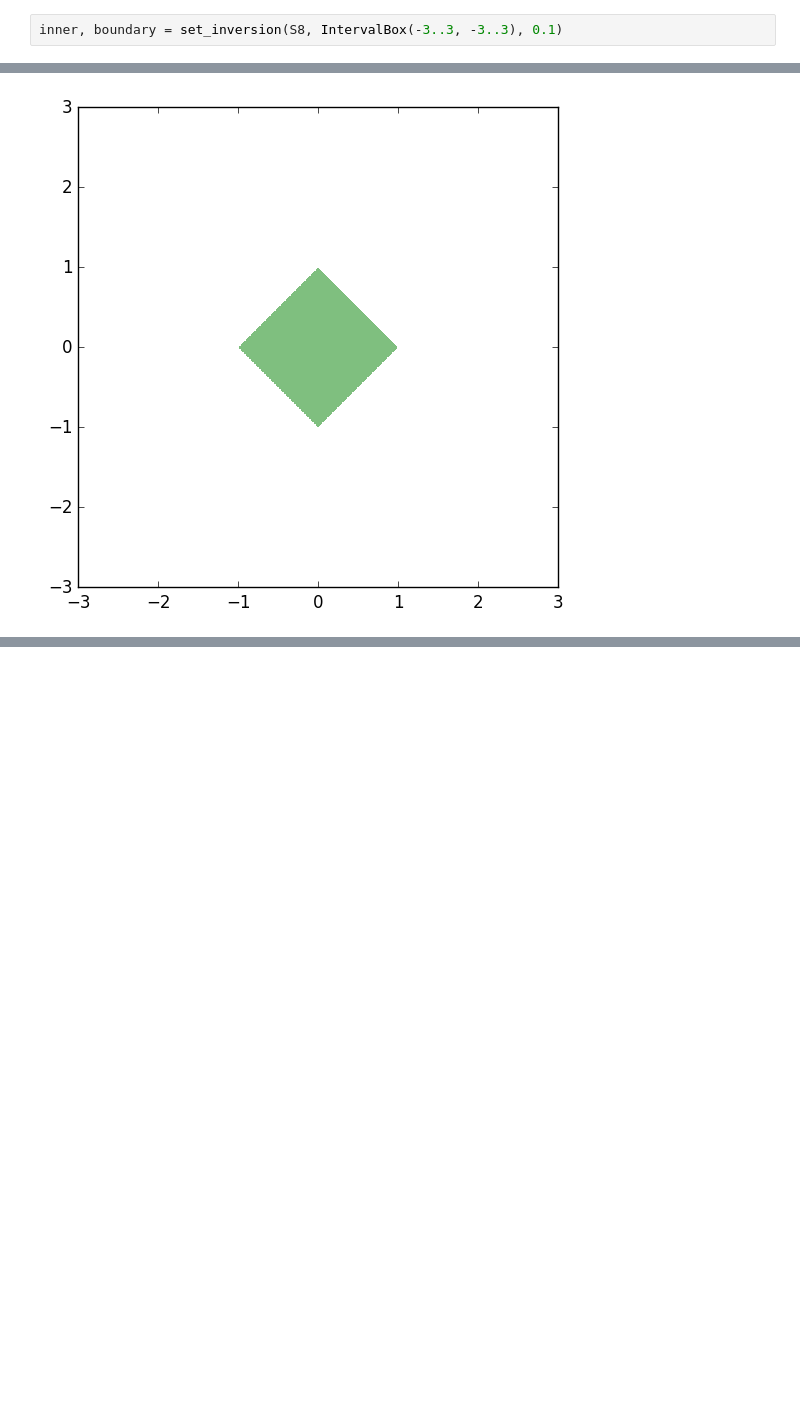
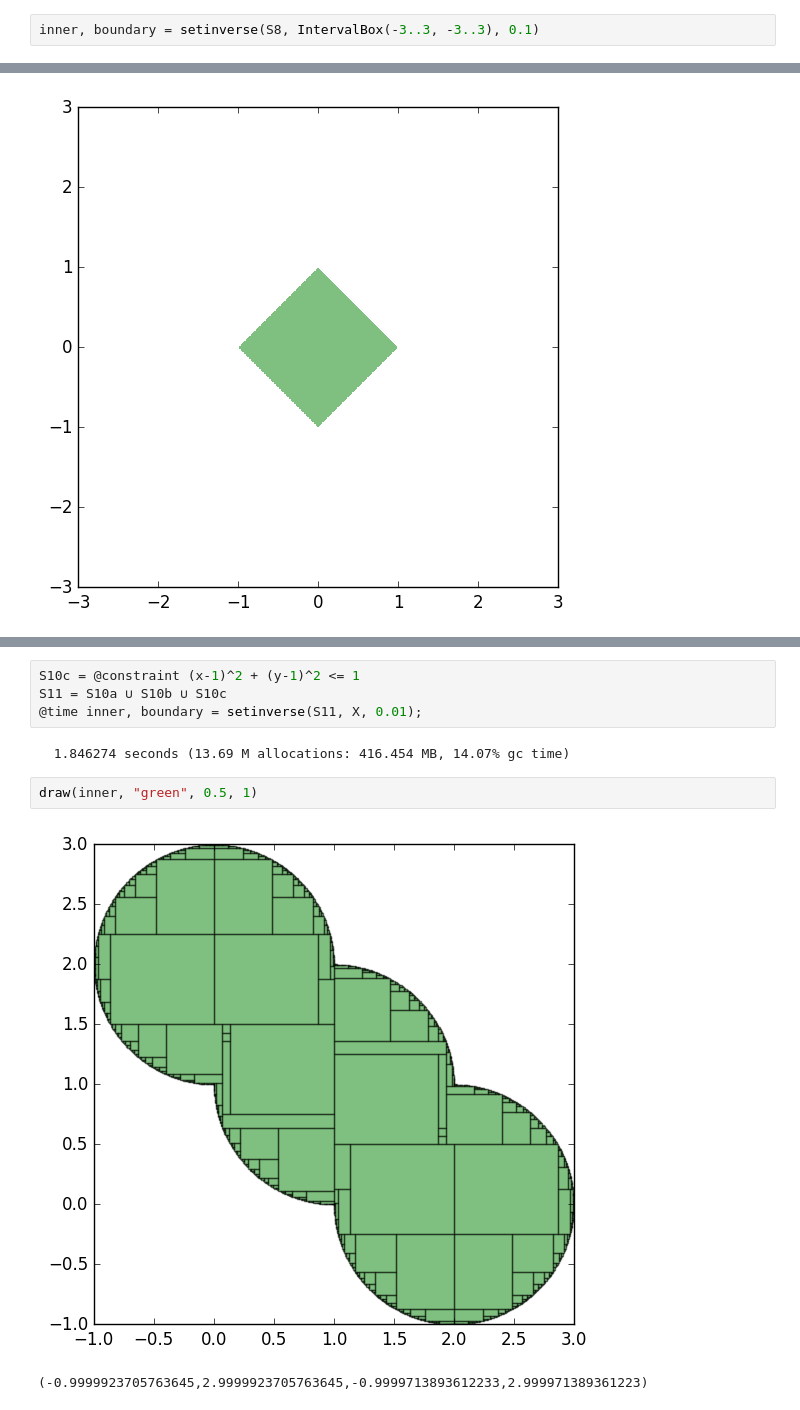
Before and after one commit to JuliaIntervals/IntervalConstraintProgramming.jl, a Jupyter notebook: examples/Set inversion with separators examples.ipynb, the cells around one changed output, grey strips where cells are left out. Saved outputs shown, nothing was run; the diff lists cells and outputs as text; blank space fills up the shorter version.

Commit message:
Change set_inversion to setinverse

```diff
--- a/examples/Set inversion with separators examples.ipynb
+++ b/examples/Set inversion with separators examples.ipynb
@@ -280,7 +280,7 @@ S8 = S7a ∪ S7b
 Separator:
   - variables: [:x,:y]
 # %%
-inner, boundary = set_inversion(S8, IntervalBox(-3..3, -3..3), 0.1)
+inner, boundary = setinverse(S8, IntervalBox(-3..3, -3..3), 0.1)
 # %% [output]
 (2-elementArray{ValidatedNumerics.IntervalBox{2,Float64},1}:
  [-3, 0] × [0, 3]
@@ -329,0 +350,11 @@ ax[:set_aspect]("equal")
+# %%
+S10c = @constraint (x-1)^2 + (y-1)^2 <= 1
+S11 = S10a ∪ S10b ∪ S10c
+@time inner, boundary = setinverse(S11, X, 0.01);
+# %% [output]
+  1.846274 seconds (13.69 M allocations: 416.454 MB, 14.07% gc time)
+# %%
+draw(inner, "green", 0.5, 1)
+# %% [output]
+[figure, added]
+(-0.9999923705763645,2.9999923705763645,-0.9999713893612233,2.999971389361223)
```
Also changed, not shown: parts of 33 cells of this notebook, 7 other files.
